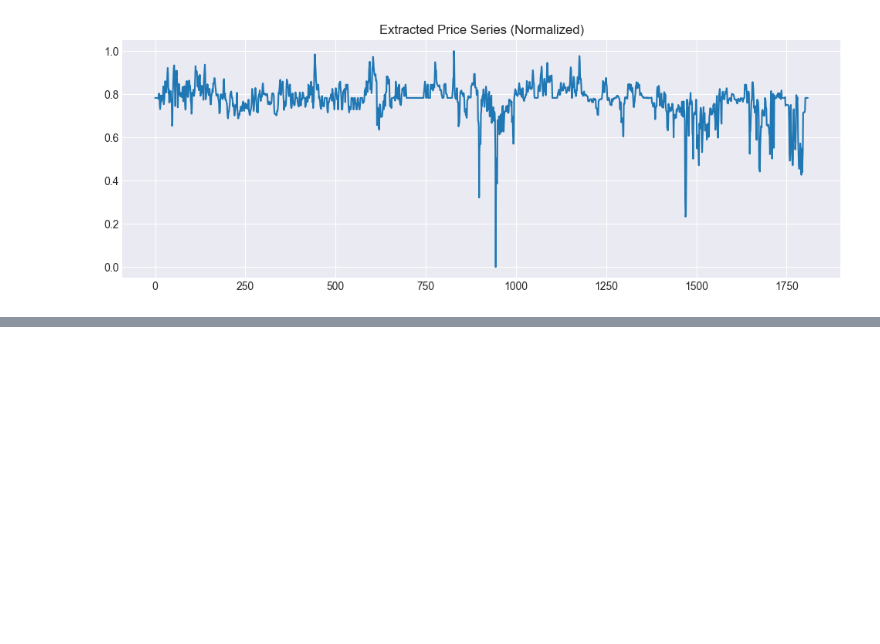
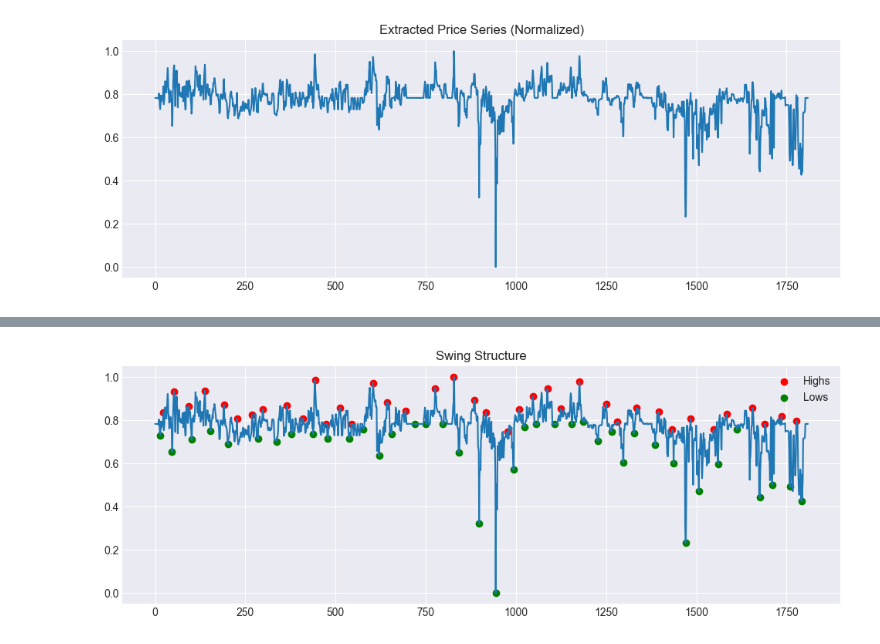
Before and after one commit to krishpranav/trade.jup, a Jupyter notebook: notebooks/market_structure_engine.ipynb, the cells around one changed output, grey strips where cells are left out. Drawn from its saved outputs; the diff is of its cells as text; code cells hidden in the pictures; blank space fills up the shorter version.

Commit message:
notebooks: market_structure_engine
main engine for the structure analysis

```diff
--- a/notebooks/market_structure_engine.ipynb
+++ b/notebooks/market_structure_engine.ipynb
@@ -80,0 +133,13 @@ plt.show()
+# %%
+swing_highs, _ = find_peaks(price_series, distance=30, prominence=0.02)
+swing_lows, _ = find_peaks(-price_series, distance=30, prominence=0.02)
+
+plt.figure(figsize=(12, 4))
+plt.plot(price_series)
+plt.scatter(swing_highs, price_series[swing_highs], color="red", label="Highs")
+plt.scatter(swing_lows, price_series[swing_lows], color="green", label="Lows")
+plt.legend()
+plt.title("Swing Structure")
+plt.show()
+# %% [output]
+[figure, added]
```
Also changed, not shown: parts of 10 cells of this notebook.
